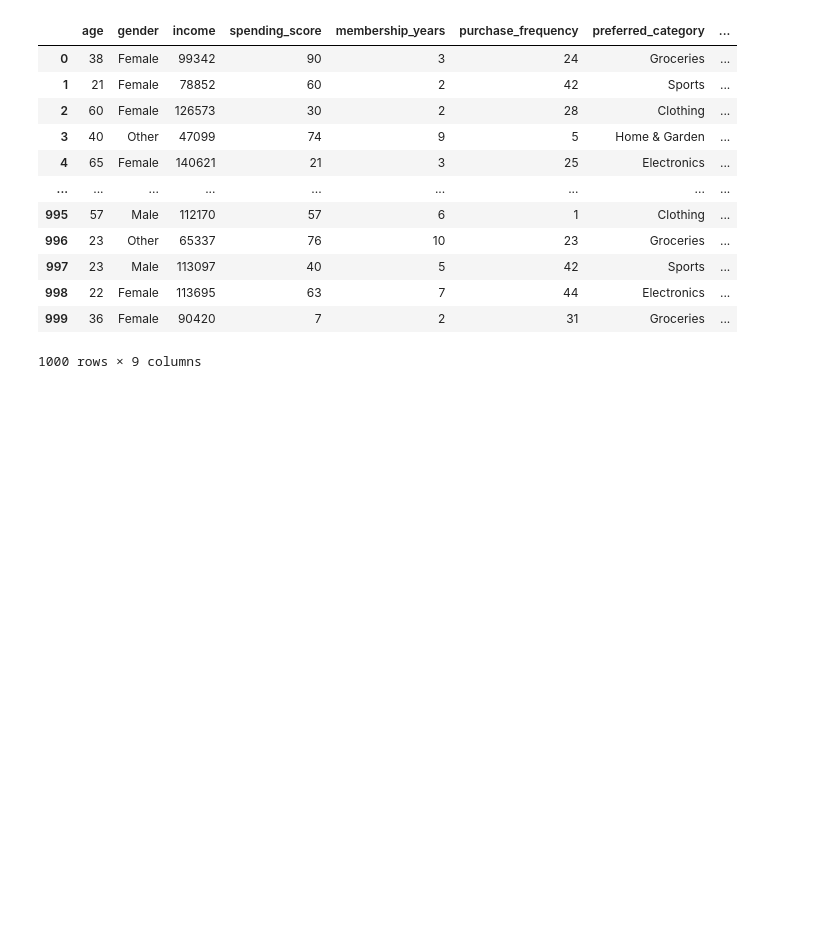
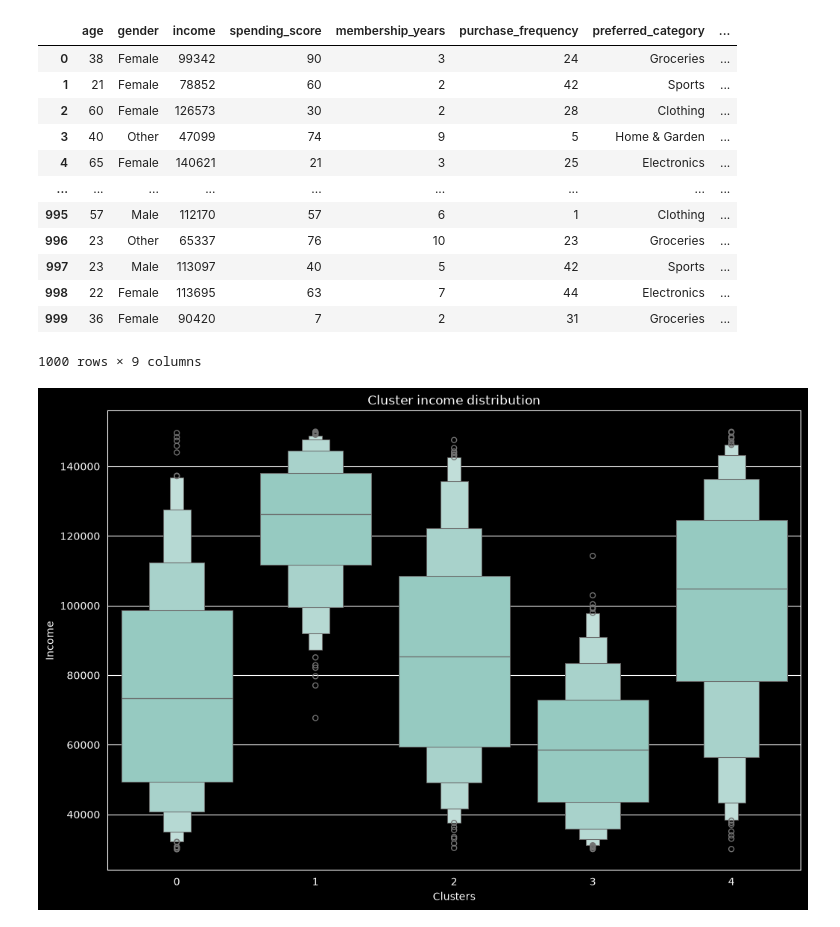
Before and after one commit to rzadrzi/customer-segmentation, a Jupyter notebook: customer_segmentation.ipynb, the cells around one changed output. Drawn from its saved outputs; the diff is of its cells as text; code cells hidden in the pictures; blank space fills up the shorter version.

```diff
--- a/customer_segmentation.ipynb
+++ b/customer_segmentation.ipynb
@@ -94,15 +91,3 @@ sns.pairplot(df)
 plt.show()
 # %% [output]
 [figure]
-# %%
-sns.set_style("dark")
-sns.set(
-    rc={"axes.facecolor":"#2d292e",
-        "figure.facecolor":"#7BC9FF"
-        })
-sns.set_context("poster",font_scale = .7)
-
-palette = ['#1c0663','#4C3BCF','#4B70F5','#3DC2EC']
-cluster_palette = ['#1C1678','#8576FF','#7BC9FF','#A3FFD6']
-sns.palplot(sns.color_palette(palette))
-sns.palplot(sns.color_palette(cluster_palette))
@@ -231,0 +238,10 @@ df
+# %%
+plt.figure(figsize=(12, 8))
+sns.boxenplot(data=df, x='predict', y = 'income')
+plt.title('Cluster income distribution')
+plt.xlabel('Clusters')
+plt.ylabel('Income')
+
+plt.show()
+# %% [output]
+[figure, added]
```
Also changed, not shown: parts of 16 cells of this notebook.
